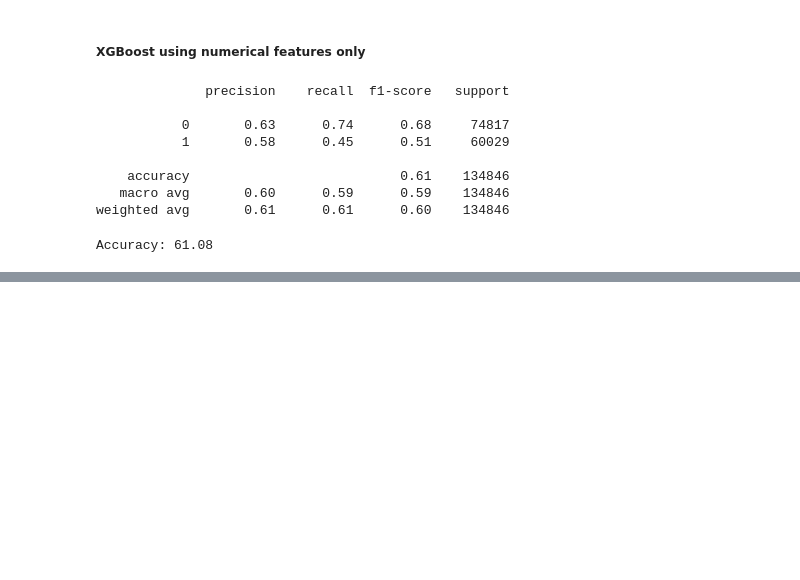
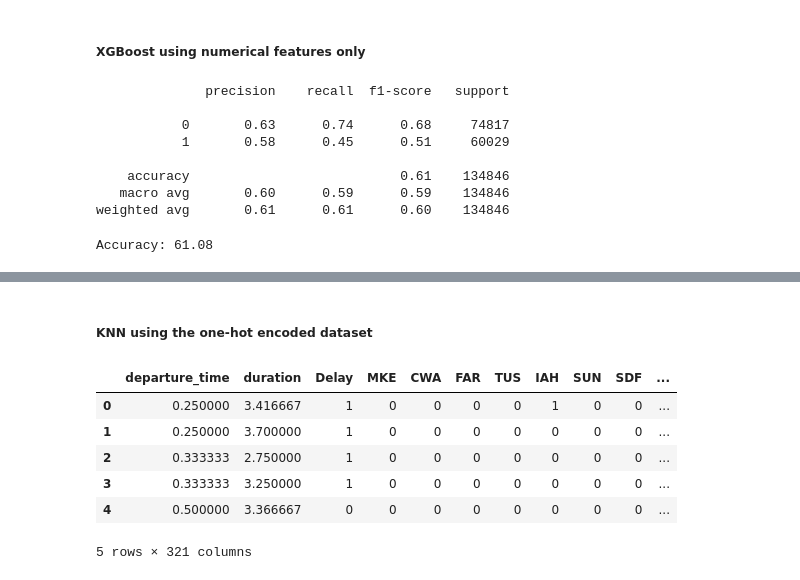
Before and after one commit to Zak-Bel/FDS-Final-project, a Jupyter notebook: main2.ipynb, the cells around one changed output, grey strips where cells are left out. Cells and saved outputs as stored; diff of their text form; code cells hidden in the pictures; blank space fills up the shorter version.

```diff
--- a/main2.ipynb
+++ b/main2.ipynb
@@ -915,0 +964,18 @@ Accuracy: 61.08
+# %% [markdown]
+##### KNN using the one-hot encoded dataset
+# %%
+# Splitting the data into X and y
+X = df_onehot_encoded.drop('Delay', axis=1).values
+y = df_onehot_encoded['Delay'].values
+
+# Splitting the data into train and test sets
+X_train, X_test, y_train, y_test = train_test_split(X, y, test_size=0.25, random_state = 42)
+df_onehot_encoded.head()
+# %% [output]
+|  | departure_time | duration | Delay | MKE | CWA | FAR | TUS | IAH | SUN | SDF | ... |
+| 0 | 0.250000 | 3.416667 | 1 | 0 | 0 | 0 | 0 | 1 | 0 | 0 | ... |
+| 1 | 0.250000 | 3.700000 | 1 | 0 | 0 | 0 | 0 | 0 | 0 | 0 | ... |
+| 2 | 0.333333 | 2.750000 | 1 | 0 | 0 | 0 | 0 | 0 | 0 | 0 | ... |
+| 3 | 0.333333 | 3.250000 | 1 | 0 | 0 | 0 | 0 | 0 | 0 | 0 | ... |
+| 4 | 0.500000 | 3.366667 | 0 | 0 | 0 | 0 | 0 | 0 | 0 | 0 | ... |
+5 rows × 321 columns
```
Also changed, not shown: parts of 22 cells of this notebook.
